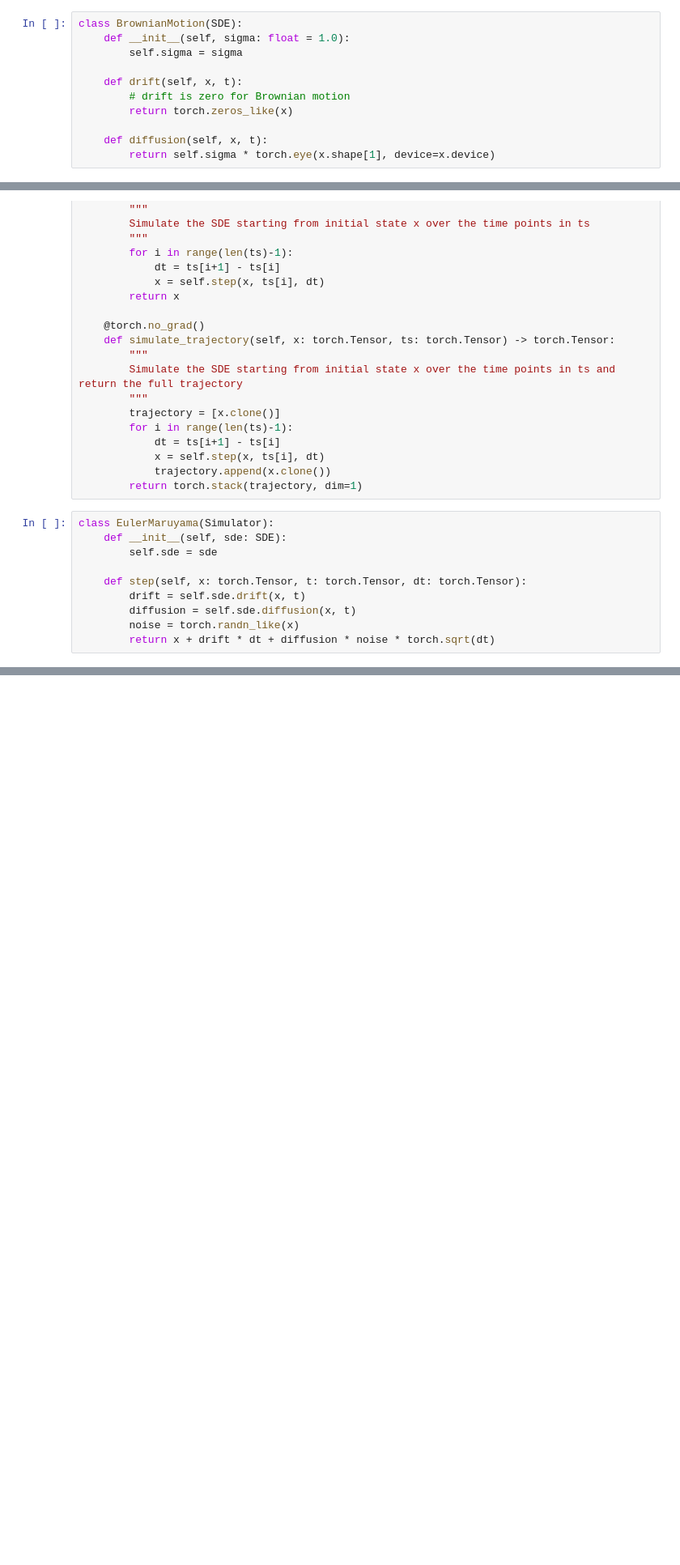
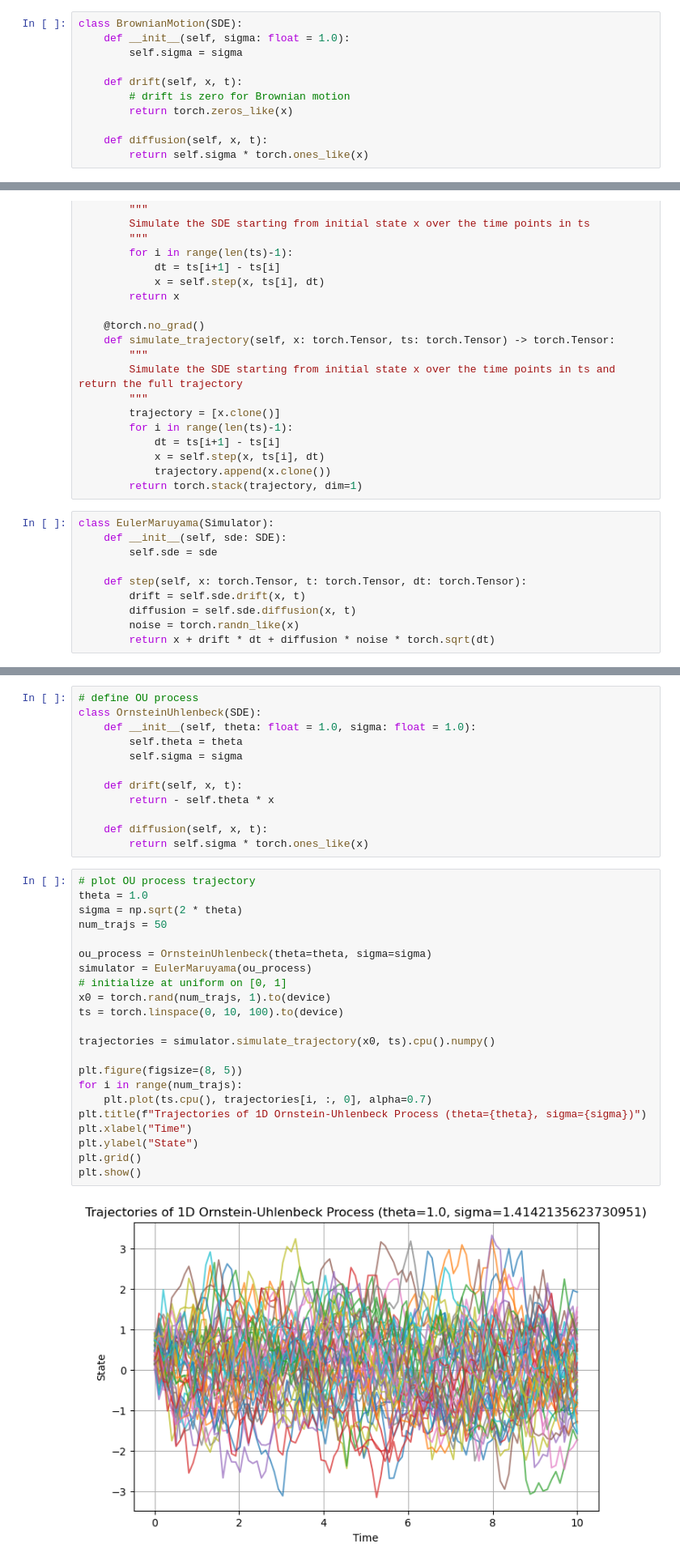
Before and after one commit to yuachen/course_diffusion_models, a Jupyter notebook: Exercise1/ex1.ipynb, the cells around one changed output, grey strips where cells are left out. Shown at 81% size. Cells and saved outputs as stored; diff of their text form; blank space fills up the shorter version.

```diff
--- a/Exercise1/ex1.ipynb
+++ b/Exercise1/ex1.ipynb
@@ -188,7 +205,7 @@ class BrownianMotion(SDE):
         return torch.zeros_like(x)
 
     def diffusion(self, x, t):
-        return self.sigma * torch.eye(x.shape[1], device=x.device)
+        return self.sigma * torch.ones_like(x)
 # %% [markdown]
 ## Section 3: Numerical Methods for Simulating SDEs
 To be able to simulate the SDE, we need to discretize time. There are several numerical methods to do so.
@@ -270,0 +315,36 @@ Theoretical variance at time t: 10.0
+# %%
+# define OU process
+class OrnsteinUhlenbeck(SDE):
+    def __init__(self, theta: float = 1.0, sigma: float = 1.0):
+        self.theta = theta
+        self.sigma = sigma
+
+    def drift(self, x, t):
+        return - self.theta * x
+
+    def diffusion(self, x, t):
+        return self.sigma * torch.ones_like(x)
+# %%
+# plot OU process trajectory
+theta = 1.0
+sigma = np.sqrt(2 * theta)
+num_trajs = 50
+
+ou_process = OrnsteinUhlenbeck(theta=theta, sigma=sigma)
+simulator = EulerMaruyama(ou_process)
+# initialize at uniform on [0, 1]
+x0 = torch.rand(num_trajs, 1).to(device)
+ts = torch.linspace(0, 10, 100).to(device)
+
+trajectories = simulator.simulate_trajectory(x0, ts).cpu().numpy()
+
+plt.figure(figsize=(8, 5))
+for i in range(num_trajs):
+    plt.plot(ts.cpu(), trajectories[i, :, 0], alpha=0.7)
+plt.title(f"Trajectories of 1D Ornstein-Uhlenbeck Process (theta={theta}, sigma={sigma})")
+plt.xlabel("Time")
+plt.ylabel("State")
+plt.grid()
+plt.show()
+# %% [output]
+[figure, added]
```
Also changed, not shown: parts of 24 cells of this notebook, 1 other file.
